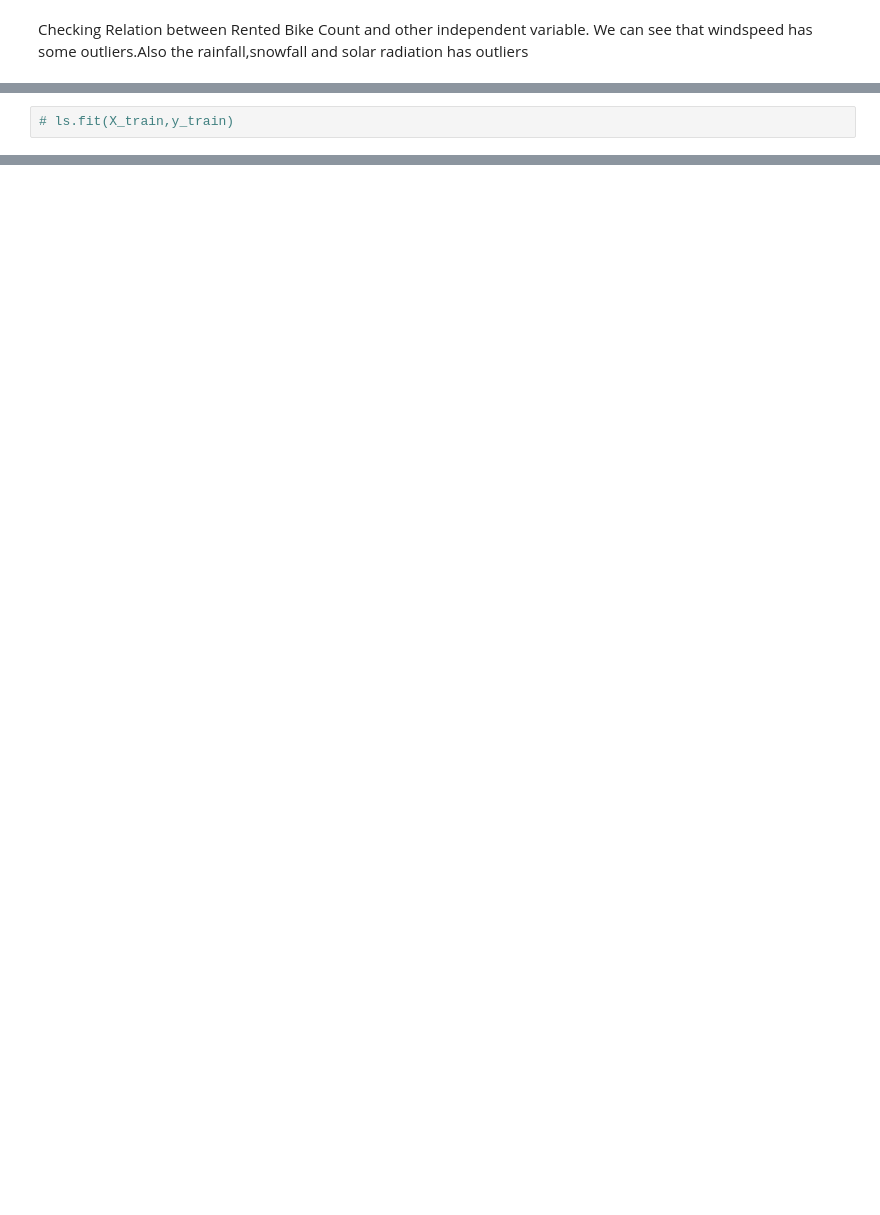
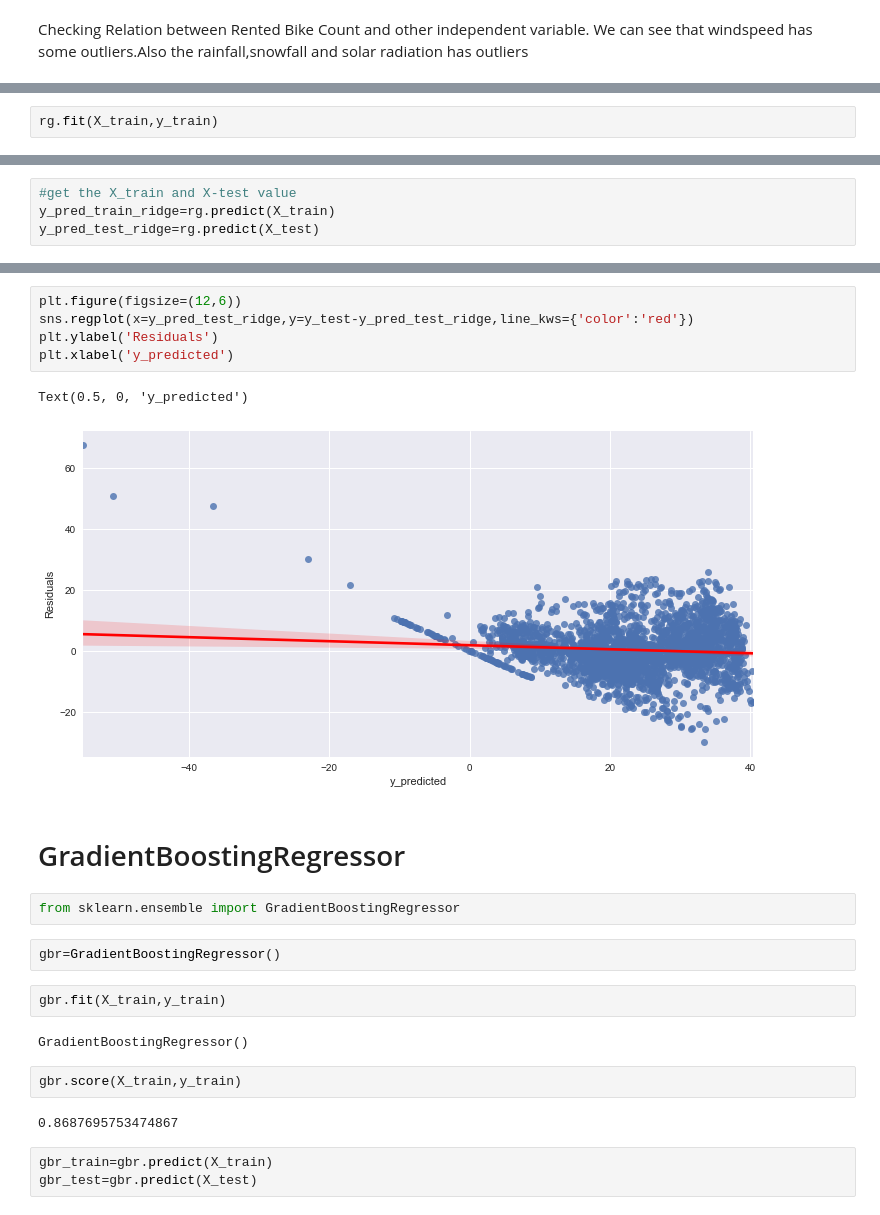
Before and after one commit to rohitmadame/Bike_Sharing_Prediction, a Jupyter notebook: Bike sharing prediction.ipynb, the cells around one changed output, grey strips where cells are left out. Cells and saved outputs as stored; diff of their text form; blank space fills up the shorter version.

```diff
--- a/Bike sharing prediction.ipynb
+++ b/Bike sharing prediction.ipynb
@@ -214,2 +475,2 @@ df
 # %%
-# ls.fit(X_train,y_train)
+rg.fit(X_train,y_train)
@@ -217,0 +483,4 @@ df
+# %%
+#get the X_train and X-test value
+y_pred_train_ridge=rg.predict(X_train)
+y_pred_test_ridge=rg.predict(X_test)
@@ -217,0 +536,25 @@ df
+# %%
+plt.figure(figsize=(12,6))
+sns.regplot(x=y_pred_test_ridge,y=y_test-y_pred_test_ridge,line_kws={'color':'red'})
+plt.ylabel('Residuals')
+plt.xlabel('y_predicted')
+# %% [output]
+Text(0.5, 0, 'y_predicted')
+[figure, added]
+# %% [markdown]
+# GradientBoostingRegressor
+# %%
+from sklearn.ensemble import GradientBoostingRegressor
+# %%
+gbr=GradientBoostingRegressor()
+# %%
+gbr.fit(X_train,y_train)
+# %% [output]
+GradientBoostingRegressor()
+# %%
+gbr.score(X_train,y_train)
+# %% [output]
+0.8687695753474867
+# %%
+gbr_train=gbr.predict(X_train)
+gbr_test=gbr.predict(X_test)
```
Also changed, not shown: parts of 98 cells of this notebook.
